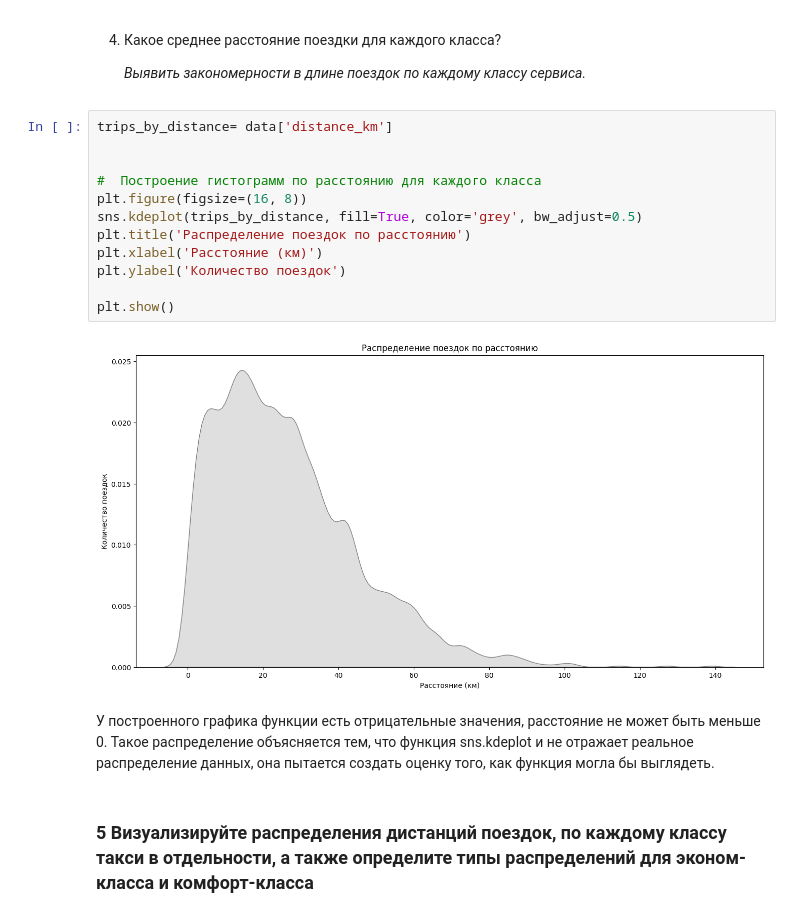
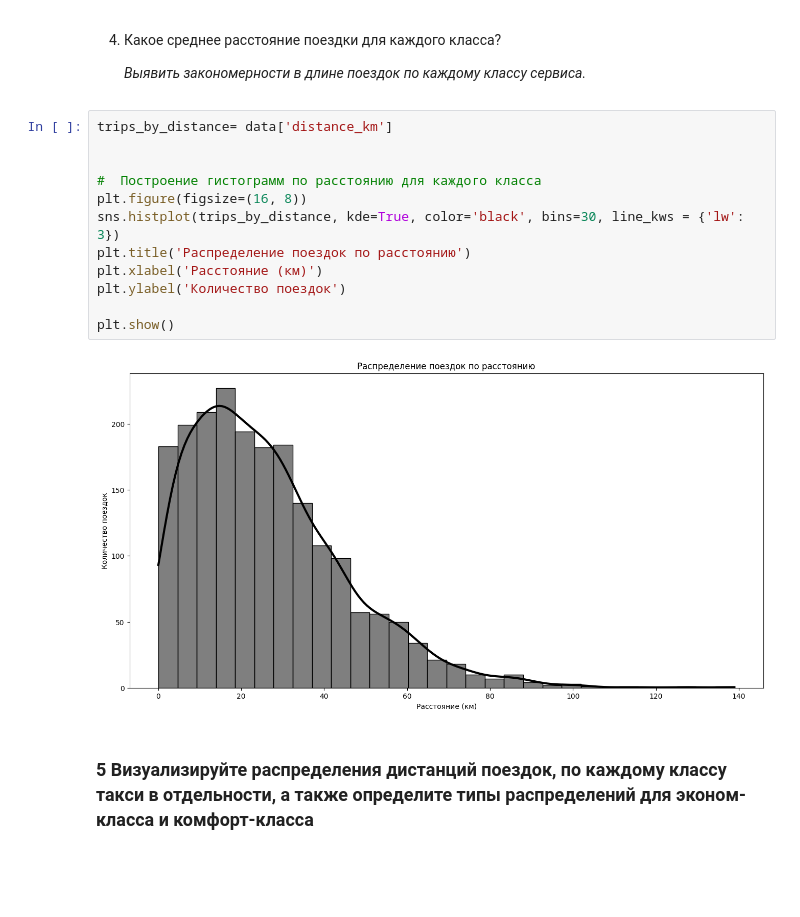
Before and after one commit to IrmA-ErroR/DS_Taxi_strategy, a Jupyter notebook: analysis.ipynb, the cells around one changed output. Cells and saved outputs as stored; diff of their text form; blank space fills up the shorter version.

```diff
--- a/analysis.ipynb
+++ b/analysis.ipynb
@@ -306,18 +306,16 @@ Text(0, 0.5, 'Количество поездок')
 # %%
 trips_by_distance= data['distance_km']
 
 
 #  Построение гистограмм по расстоянию для каждого класса
 plt.figure(figsize=(16, 8))
-sns.kdeplot(trips_by_distance, fill=True, color='grey', bw_adjust=0.5)
+sns.histplot(trips_by_distance, kde=True, color='black', bins=30, line_kws = {'lw': 3})
 plt.title('Распределение поездок по расстоянию')
 plt.xlabel('Расстояние (км)')
 plt.ylabel('Количество поездок')
 
 plt.show()
 # %% [output]
-[figure, old version]
+[figure, new version]
-# %% [markdown]
-У построенного графика функции есть отрицательные значения, расстояние не может быть меньше 0. Такое распределение объясняется тем, что функция sns.kdeplot и не отражает реальное распределение данных, она пытается создать оценку того, как функция могла бы выглядеть.
 # %% [markdown]
 ### 5	Визуализируйте распределения дистанций поездок, по каждому классу такси в отдельности, а также определите типы распределений для эконом-класса и комфорт-класса
```
Also changed, not shown: parts of 11 cells of this notebook, 1 other file.
